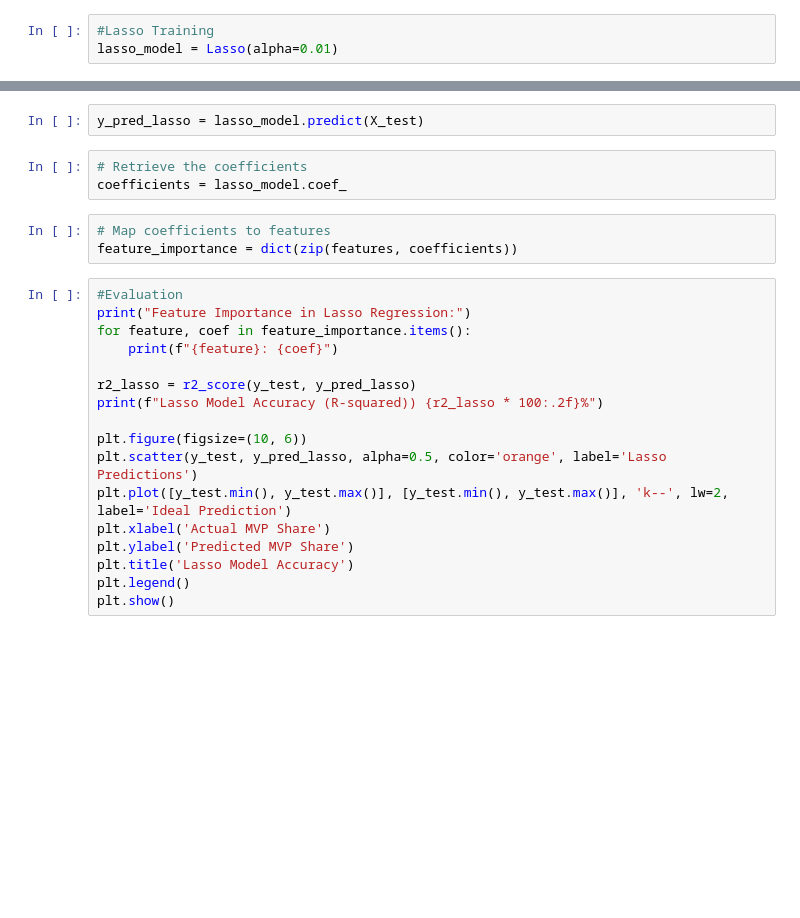
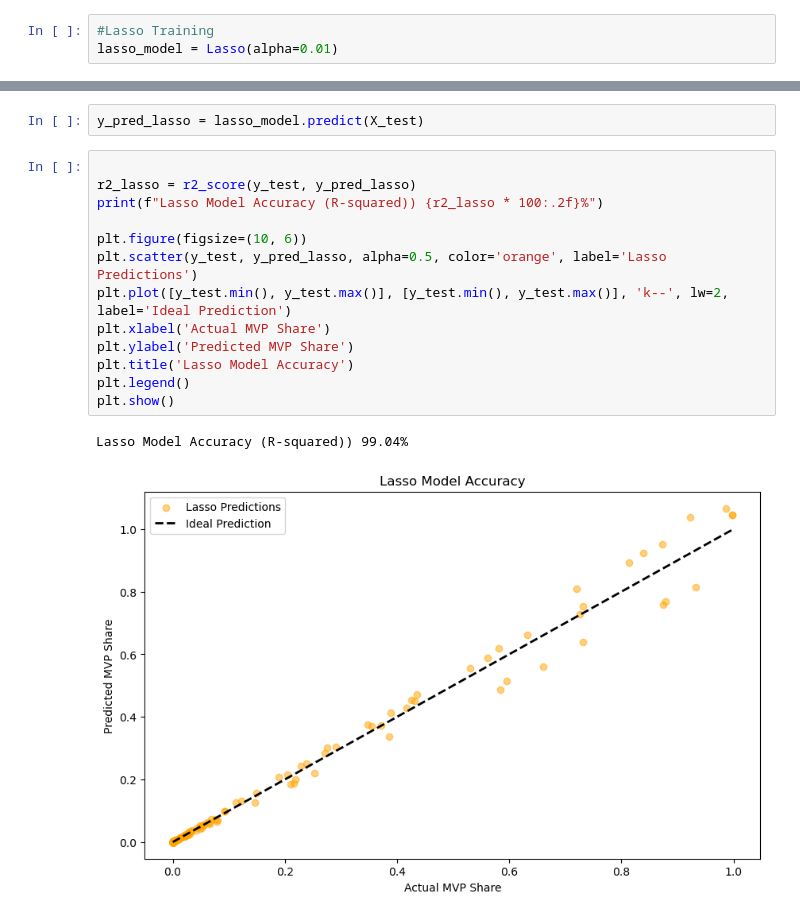
Before and after one commit to Hensonkk/Machine-Learning-NBA-MVP, a Jupyter notebook: Model Testing -Dev.ipynb, the cells around one changed output, grey strips where cells are left out. Saved outputs shown, nothing was run; the diff lists cells and outputs as text; blank space fills up the shorter version.

Commit message:
predictions added

```diff
--- a/Model Testing -Dev.ipynb
+++ b/Model Testing -Dev.ipynb
@@ -90,25 +116,18 @@ lasso_model.fit(X_train, y_train)
-# %%
-y_pred_lasso = lasso_model.predict(X_test)
-# %%
-# Retrieve the coefficients
-coefficients = lasso_model.coef_
-# %%
-# Map coefficients to features
-feature_importance = dict(zip(features, coefficients))
+# %%
+y_pred_lasso = lasso_model.predict(X_test)
 # %%
-#Evaluation
-print("Feature Importance in Lasso Regression:")
-for feature, coef in feature_importance.items():
-    print(f"{feature}: {coef}")
 
 r2_lasso = r2_score(y_test, y_pred_lasso)
 print(f"Lasso Model Accuracy (R-squared)) {r2_lasso * 100:.2f}%")
 
 plt.figure(figsize=(10, 6))
 plt.scatter(y_test, y_pred_lasso, alpha=0.5, color='orange', label='Lasso Predictions')
 plt.plot([y_test.min(), y_test.max()], [y_test.min(), y_test.max()], 'k--', lw=2, label='Ideal Prediction')
 plt.xlabel('Actual MVP Share')
 plt.ylabel('Predicted MVP Share')
 plt.title('Lasso Model Accuracy')
 plt.legend()
 plt.show()
+# %% [output]
+Lasso Model Accuracy (R-squared)) 99.04%
+[figure, added]
```
Also changed, not shown: parts of 23 cells of this notebook.
